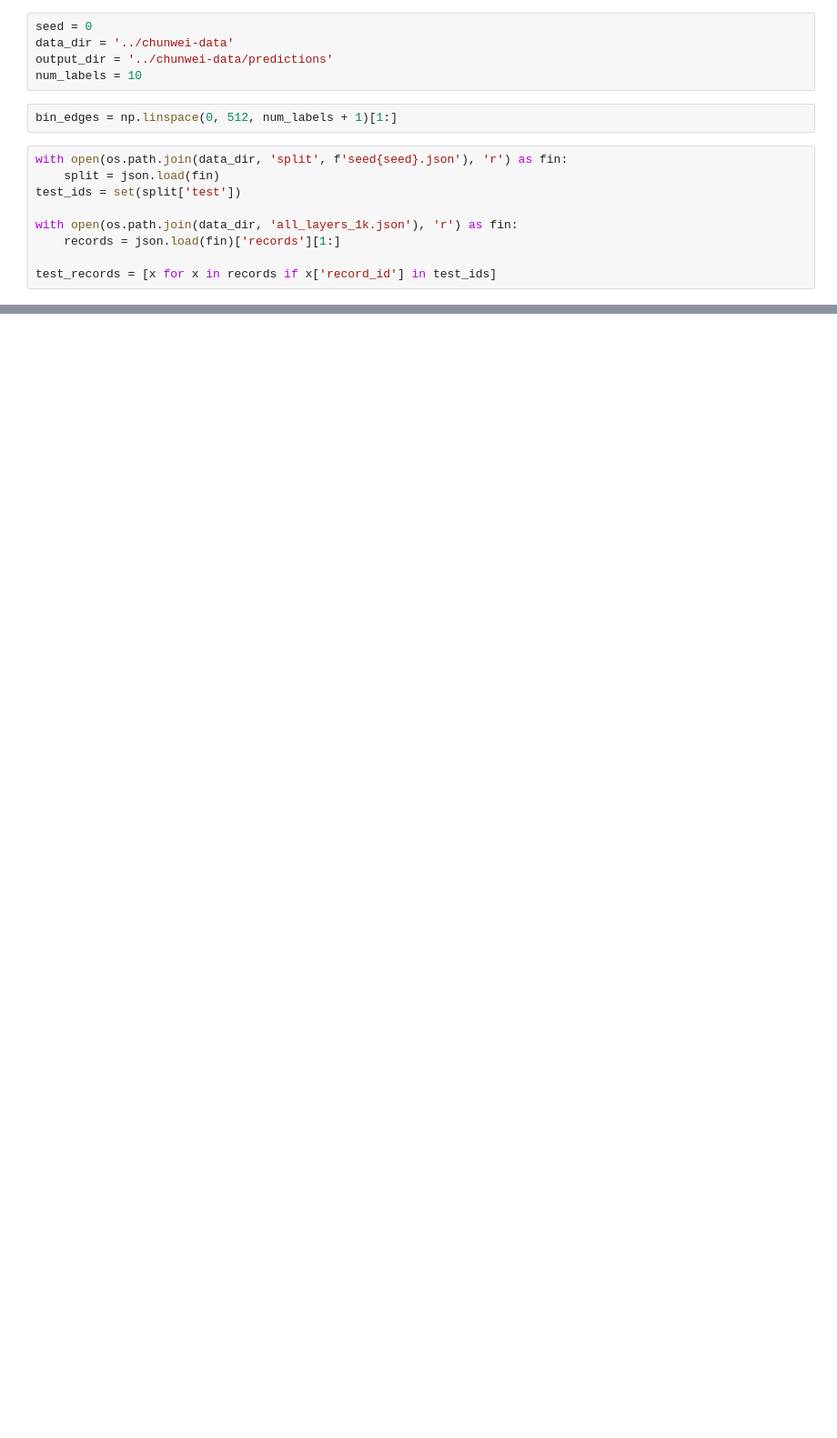
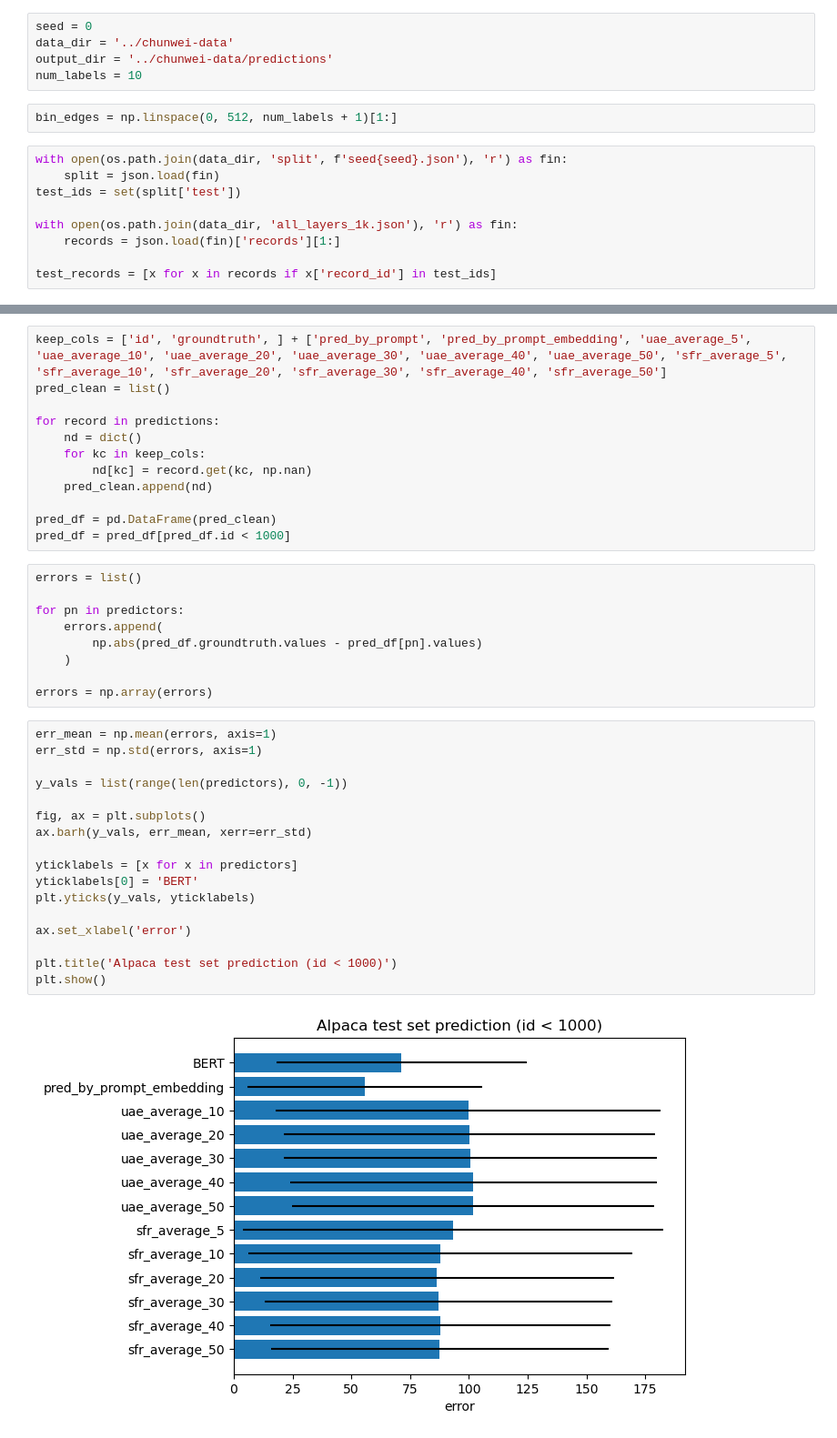
Before and after one commit to weifanjiang/length_prediction, a Jupyter notebook: join_results.ipynb, the cells around one changed output, grey strips where cells are left out. Shown at 91% size. Drawn from its saved outputs; the diff is of its cells as text; blank space fills up the shorter version.

```diff
--- a/join_results.ipynb
+++ b/join_results.ipynb
@@ -80,0 +298,40 @@ with open(f'eval/alpaca-by-layer-seed{seed}-class{num_labels}.json', 'w') as fou
+# %%
+keep_cols = ['id', 'groundtruth', ] + ['pred_by_prompt', 'pred_by_prompt_embedding', 'uae_average_5', 'uae_average_10', 'uae_average_20', 'uae_average_30', 'uae_average_40', 'uae_average_50', 'sfr_average_5', 'sfr_average_10', 'sfr_average_20', 'sfr_average_30', 'sfr_average_40', 'sfr_average_50']
+pred_clean = list()
+
+for record in predictions:
+    nd = dict()
+    for kc in keep_cols:
+        nd[kc] = record.get(kc, np.nan)
+    pred_clean.append(nd)
+
+pred_df = pd.DataFrame(pred_clean)
+pred_df = pred_df[pred_df.id < 1000]
+# %%
+errors = list()
+
+for pn in predictors:
+    errors.append(
+        np.abs(pred_df.groundtruth.values - pred_df[pn].values)
+    )
+
+errors = np.array(errors)
+# %%
+err_mean = np.mean(errors, axis=1)
+err_std = np.std(errors, axis=1)
+
+y_vals = list(range(len(predictors), 0, -1))
+
+fig, ax = plt.subplots()
+ax.barh(y_vals, err_mean, xerr=err_std)
+
+yticklabels = [x for x in predictors]
+yticklabels[0] = 'BERT'
+plt.yticks(y_vals, yticklabels)
+
+ax.set_xlabel('error')
+
+plt.title('Alpaca test set prediction (id < 1000)')
+plt.show()
+# %% [output]
+[figure, added]
```
Also changed, not shown: parts of 22 cells of this notebook, 8 other files.
